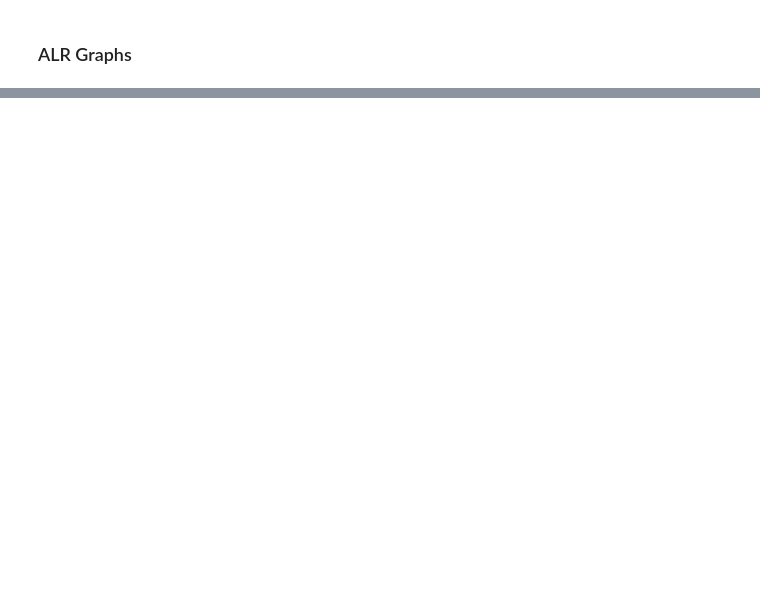
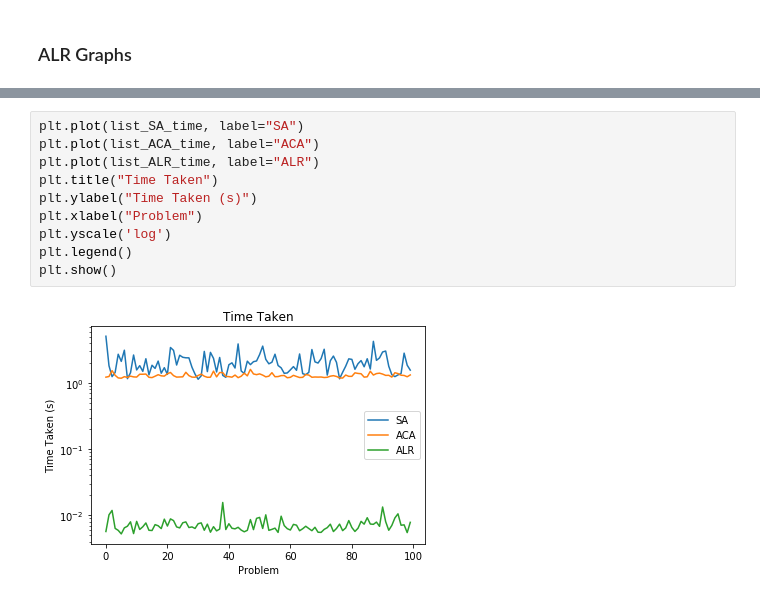
Before and after one commit to AI-Group-OC-CD-TM-JS/CS7IS2_GroupProject, a Jupyter notebook: notebook.ipynb, the cells around one changed output, grey strips where cells are left out. Saved outputs shown, nothing was run; the diff lists cells and outputs as text; blank space fills up the shorter version.

```diff
--- a/notebook.ipynb
+++ b/notebook.ipynb
@@ -122,0 +174,12 @@ plt.show()
+# %%
+plt.plot(list_SA_time, label="SA")
+plt.plot(list_ACA_time, label="ACA")
+plt.plot(list_ALR_time, label="ALR")
+plt.title("Time Taken")
+plt.ylabel("Time Taken (s)")
+plt.xlabel("Problem")
+plt.yscale('log')
+plt.legend()
+plt.show()
+# %% [output]
+[figure, added]
```
Also changed, not shown: parts of 8 cells of this notebook, 33 other files.
